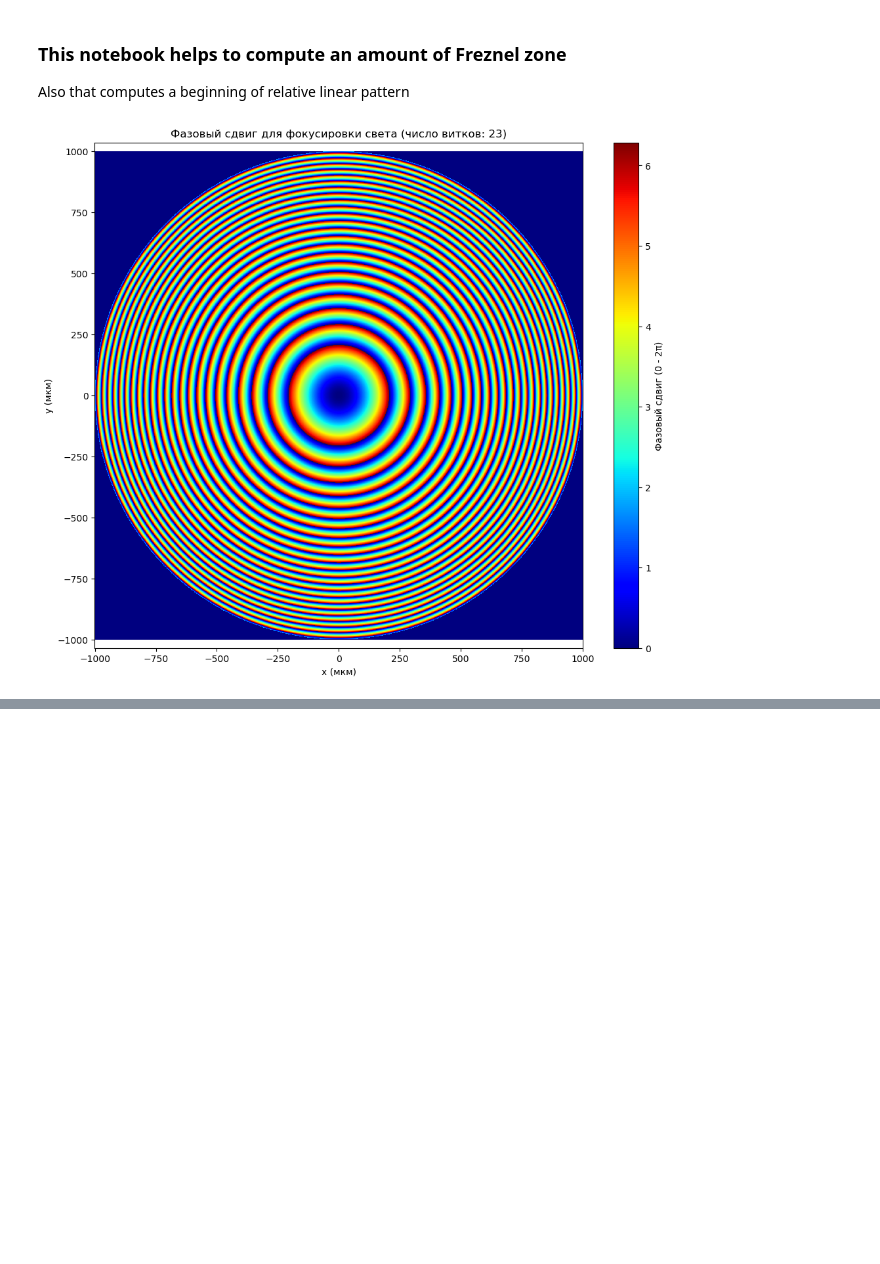
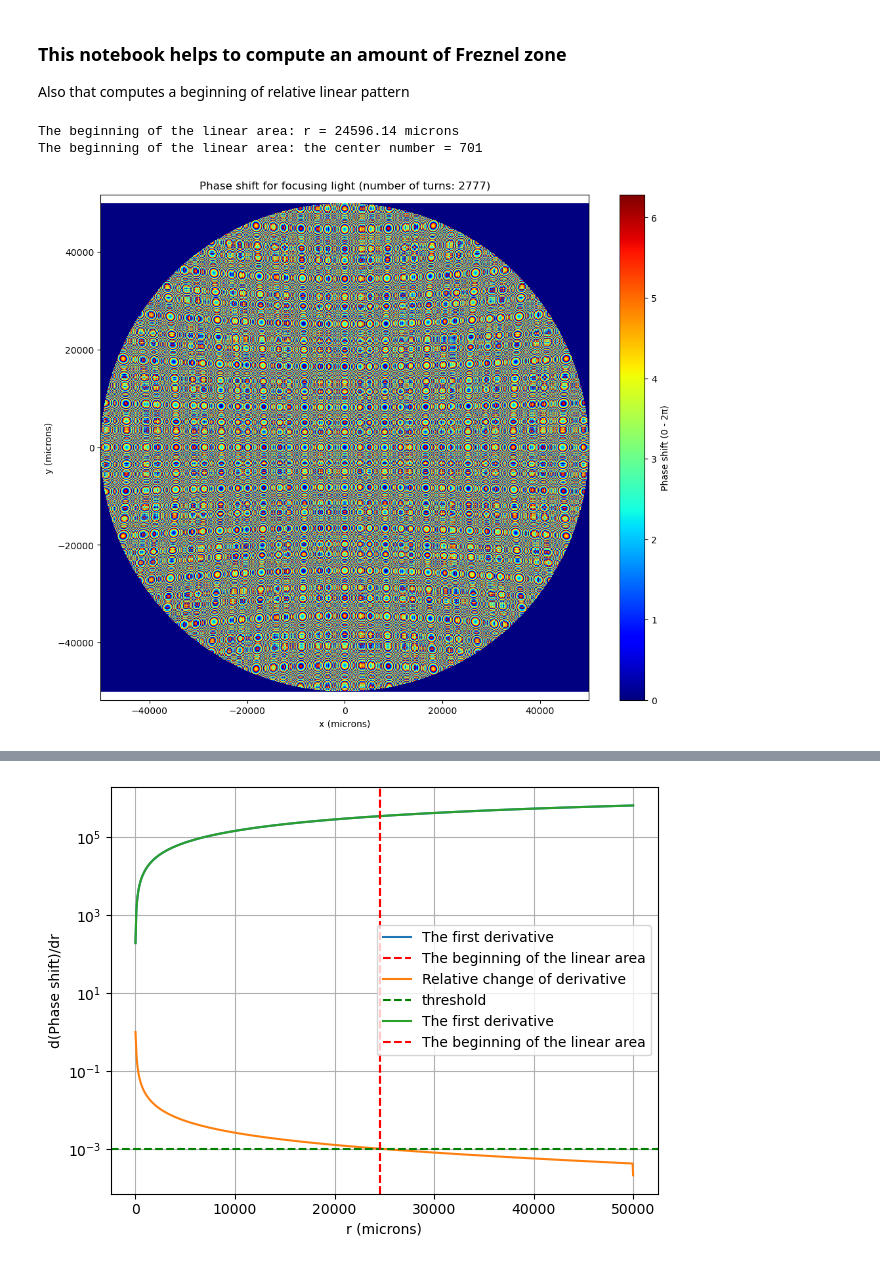
Before and after one commit to MasSciencer/meta-neural-sci, a Jupyter notebook: utilites/PHASE_calculation.ipynb, the cells around one changed output, grey strips where cells are left out. Drawn from its saved outputs; the diff is of its cells as text; code cells hidden in the pictures; blank space fills up the shorter version.

```diff
--- a/utilites/PHASE_calculation.ipynb
+++ b/utilites/PHASE_calculation.ipynb
@@ -7,8 +7,8 @@ import matplotlib.pyplot as plt
 
 # Параметры задачи
 wavelength = 4.25e-6  # длина волны, м
-focal_length = 5 * 1e-3  # фокусное расстояние, м
-aperture_diameter = 2 * 1e-3  # диаметр апертуры, м
+focal_length = 100e-3  # фокусное расстояние, м
+aperture_diameter = 100e-3  # диаметр апертуры, м
 
 # Генерация координат на плоскости
 num_points = 1920  # количество точек для расчётов
@@ -19,42 +19,93 @@ r = np.sqrt(x**2 + y**2)
 
 # Расчёт фазового сдвига
 phase_shift = (2 * np.pi / wavelength) * (np.sqrt(r**2 + focal_length**2) - focal_length)
 
 # Нормировка фазового сдвига в диапазон [0, 2*pi]
 phase_shift = np.mod(phase_shift, 2 * np.pi)
 
 # Маска апертуры (для ограничений по диаметру)
 aperture_mask = r <= (aperture_diameter / 2)
 phase_shift *= aperture_mask
 
 # Подсчёт числа полных фазовых сдвигов вдоль радиуса
 r_line = np.linspace(0, aperture_diameter / 2, num_points)
 phase_along_radius = (2 * np.pi / wavelength) * (np.sqrt(r_line**2 + focal_length**2) - focal_length)
 phase_cycles = np.floor(phase_along_radius / (2 * np.pi))
 max_phase_cycles = int(phase_cycles[-1])
 
-# Найдем максимальную производную dy/dx
-derivative_max = np.max
+# Вычисляем численную производную
+d_phase_dr = np.gradient(phase_along_radius, r_line)
+
+# Нормируем изменение производной
+relative_change = np.abs(np.gradient(d_phase_dr)) / np.abs(d_phase_dr)
+
+# Определяем порог для изменения производной
+threshold = 0.001  # допустимый относительный прирост производной
+
+# Ищем индекс начала линейной области
+linear_region_start_index = np.argmax(relative_change < threshold)
+linear_region_start_r = r_line[linear_region_start_index]
+in_phase_cycle = np.floor((2 * np.pi / wavelength) * (np.sqrt(linear_region_start_r**2 + focal_length**2) - focal_length) / (2 * np.pi))
+in_phase_cycle = int(in_phase_cycle)
+
+print(f"The beginning of the linear area: r = {linear_region_start_r*1e6:.2f} microns")
+print(f"The beginning of the linear area: the center number = {in_phase_cycle}")
+
 
 # Построение графика фазового сдвига
 plt.figure(figsize=(12, 10))
 plt.pcolormesh(x * 1e6, y * 1e6, phase_shift, shading='auto', cmap='jet')
-plt.colorbar(label='Фазовый сдвиг (0 - 2π)')
-plt.title(f'Фазовый сдвиг для фокусировки света (число витков: {max_phase_cycles})')
-plt.xlabel('x (мкм)')
-plt.ylabel('y (мкм)')
+plt.colorbar(label='Phase shift (0 - 2π)')
+plt.title(f'Phase shift for focusing light (number of turns: {max_phase_cycles})')
+plt.xlabel('x (microns)')
+plt.ylabel('y (microns)')
 plt.axis('equal')
 plt.show()
 
 # Построение графика фазового сдвига вдоль радиуса
 plt.figure(figsize=(9.5, 8))
-plt.plot(r_line * 1e6, phase_along_radius / (2 * np.pi), label='Фазовый сдвиг (целое число центров)')
-plt.axhline(y=max_phase_cycles, color='r', linestyle='--', label=f'Максимум: {max_phase_cycles} центров')
-plt.title('Фазовый сдвиг вдоль радиуса')
-plt.xlabel('Радиус (мкм)')
-plt.ylabel('Фазовый сдвиг (целое число центров)')
+plt.plot(r_line * 1e6, phase_along_radius / (2 * np.pi), label='Phase shift (integer number of centers)')
+plt.axhline(y=max_phase_cycles, color='r', linestyle='--', label=f'Maximum: {max_phase_cycles} of centers')
+plt.axhline(y=in_phase_cycle, color = 'g', linestyle = '-', label = f'The linear area starts with {in_phase_cycle} centers')
+plt.axvline(x=linear_region_start_r*1e6, color = 'g', linestyle = '-', label = f' The beginning of the linear area on {linear_region_start_r*1e6:.2f} microns')
+plt.title('Phase shift along the radius')
+plt.xlabel('Radius (microns)')
+plt.ylabel('Phase shift (integer number of centers)')
 plt.legend()
 plt.grid()
 plt.show()
+
+# График первой производной
+plt.subplot(1, 1, 1)
+plt.plot(r_line*1e6, d_phase_dr, label="The first derivative")
+plt.axvline(linear_region_start_r*1e6, color='r', linestyle='--', label="The beginning of the linear area")
+plt.xlabel("r (microns)")
+plt.ylabel("d(Phase shift)/dr")
+plt.legend()
+plt.grid()
+
+# График относительного изменения производной
+plt.subplot(1, 1, 1)
+plt.plot(r_line*1e6, relative_change, label="Relative change of derivative")
+plt.axhline(threshold, color='g', linestyle='--', label="threshold")
+plt.yscale('log')  # Логарифмическая шкала для лучшей видимости
+plt.xlabel("r (microns)")
+plt.ylabel("Relative change")
+plt.legend()
+plt.grid()
+
+# График ширины полного фазового сдвига в зависимости от порядка.
+plt.subplot(1, 1, 1)
+plt.plot(r_line*1e6, d_phase_dr, label="The first derivative")
+plt.axvline(linear_region_start_r*1e6, color='r', linestyle='--', label="The beginning of the linear area")
+plt.xlabel("r (microns)")
+plt.ylabel("d(Phase shift)/dr")
+plt.legend()
+plt.grid()
+
+plt.tight_layout()
+plt.show()
 # %% [output]
+The beginning of the linear area: r = 24596.14 microns
+The beginning of the linear area: the center number = 701
-[figure, old version]
+[figure, new version]
@@ -61,0 +113 @@ plt.show()
+[figure, added]
```
Also changed, not shown: parts of 2 cells of this notebook, 45 other files.
